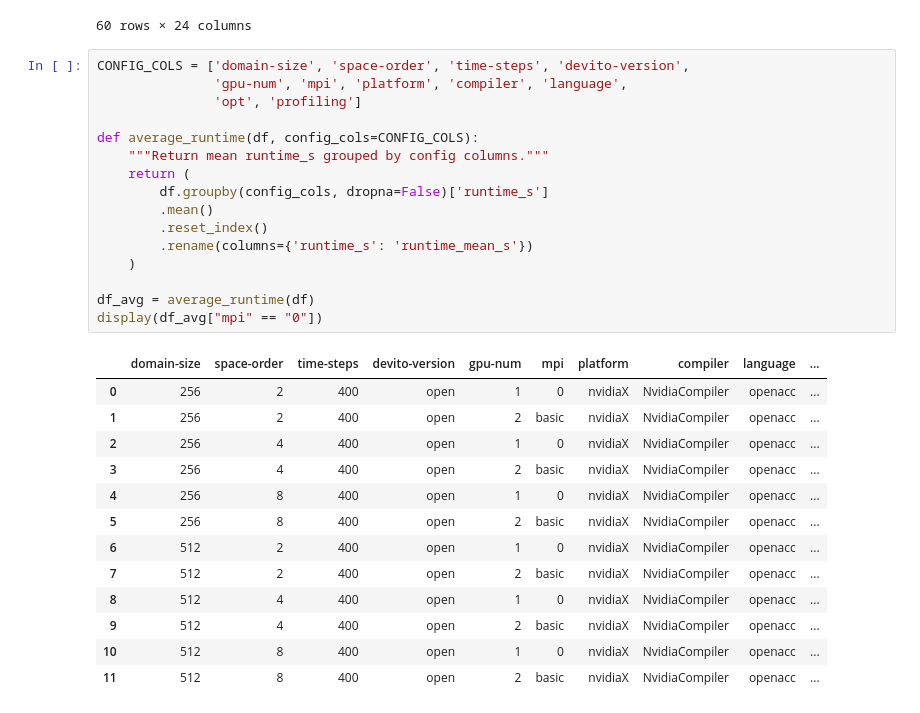
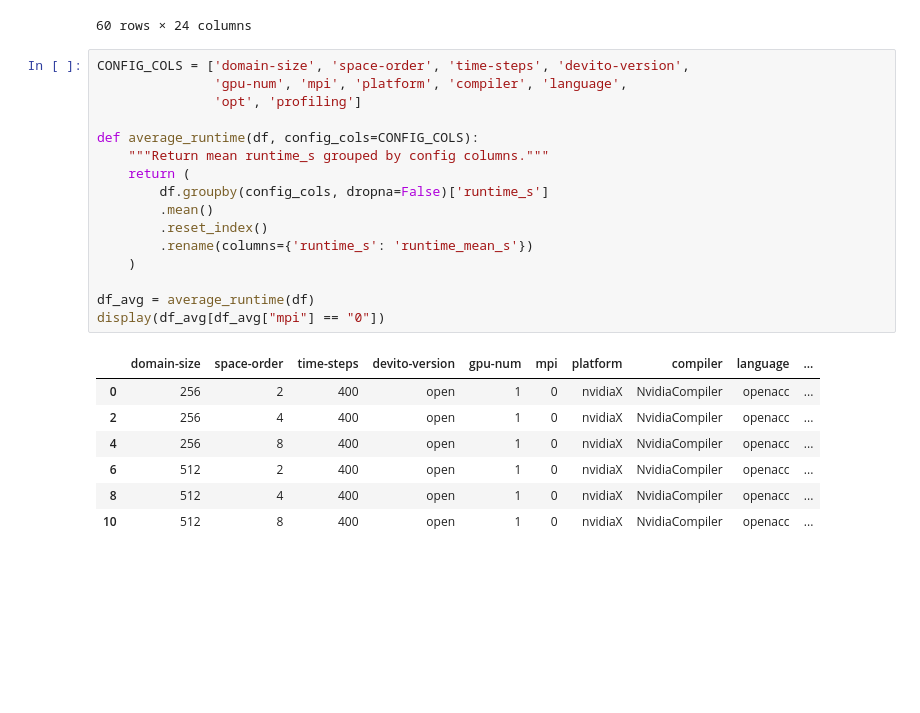
Before and after one commit to Farinha96br/bench_multigpu, a Jupyter notebook: processing.ipynb, the cells around one changed output. Saved outputs shown, nothing was run; the diff lists cells and outputs as text; blank space fills up the shorter version.

```diff
--- a/processing.ipynb
+++ b/processing.ipynb
@@ -41,30 +41,24 @@ df
 # %%
 CONFIG_COLS = ['domain-size', 'space-order', 'time-steps', 'devito-version',
                'gpu-num', 'mpi', 'platform', 'compiler', 'language',
                'opt', 'profiling']
 
 def average_runtime(df, config_cols=CONFIG_COLS):
     """Return mean runtime_s grouped by config columns."""
     return (
         df.groupby(config_cols, dropna=False)['runtime_s']
         .mean()
         .reset_index()
         .rename(columns={'runtime_s': 'runtime_mean_s'})
     )
 
 df_avg = average_runtime(df)
-display(df_avg["mpi" == "0"])
+display(df_avg[df_avg["mpi"] == "0"])
 # %% [output]
 |  | domain-size | space-order | time-steps | devito-version | gpu-num | mpi | platform | compiler | language | ... |
 | 0 | 256 | 2 | 400 | open | 1 | 0 | nvidiaX | NvidiaCompiler | openacc | ... |
-| 1 | 256 | 2 | 400 | open | 2 | basic | nvidiaX | NvidiaCompiler | openacc | ... |
 | 2 | 256 | 4 | 400 | open | 1 | 0 | nvidiaX | NvidiaCompiler | openacc | ... |
-| 3 | 256 | 4 | 400 | open | 2 | basic | nvidiaX | NvidiaCompiler | openacc | ... |
 | 4 | 256 | 8 | 400 | open | 1 | 0 | nvidiaX | NvidiaCompiler | openacc | ... |
-| 5 | 256 | 8 | 400 | open | 2 | basic | nvidiaX | NvidiaCompiler | openacc | ... |
 | 6 | 512 | 2 | 400 | open | 1 | 0 | nvidiaX | NvidiaCompiler | openacc | ... |
-| 7 | 512 | 2 | 400 | open | 2 | basic | nvidiaX | NvidiaCompiler | openacc | ... |
 | 8 | 512 | 4 | 400 | open | 1 | 0 | nvidiaX | NvidiaCompiler | openacc | ... |
-| 9 | 512 | 4 | 400 | open | 2 | basic | nvidiaX | NvidiaCompiler | openacc | ... |
 | 10 | 512 | 8 | 400 | open | 1 | 0 | nvidiaX | NvidiaCompiler | openacc | ... |
-| 11 | 512 | 8 | 400 | open | 2 | basic | nvidiaX | NvidiaCompiler | openacc | ... |
```
